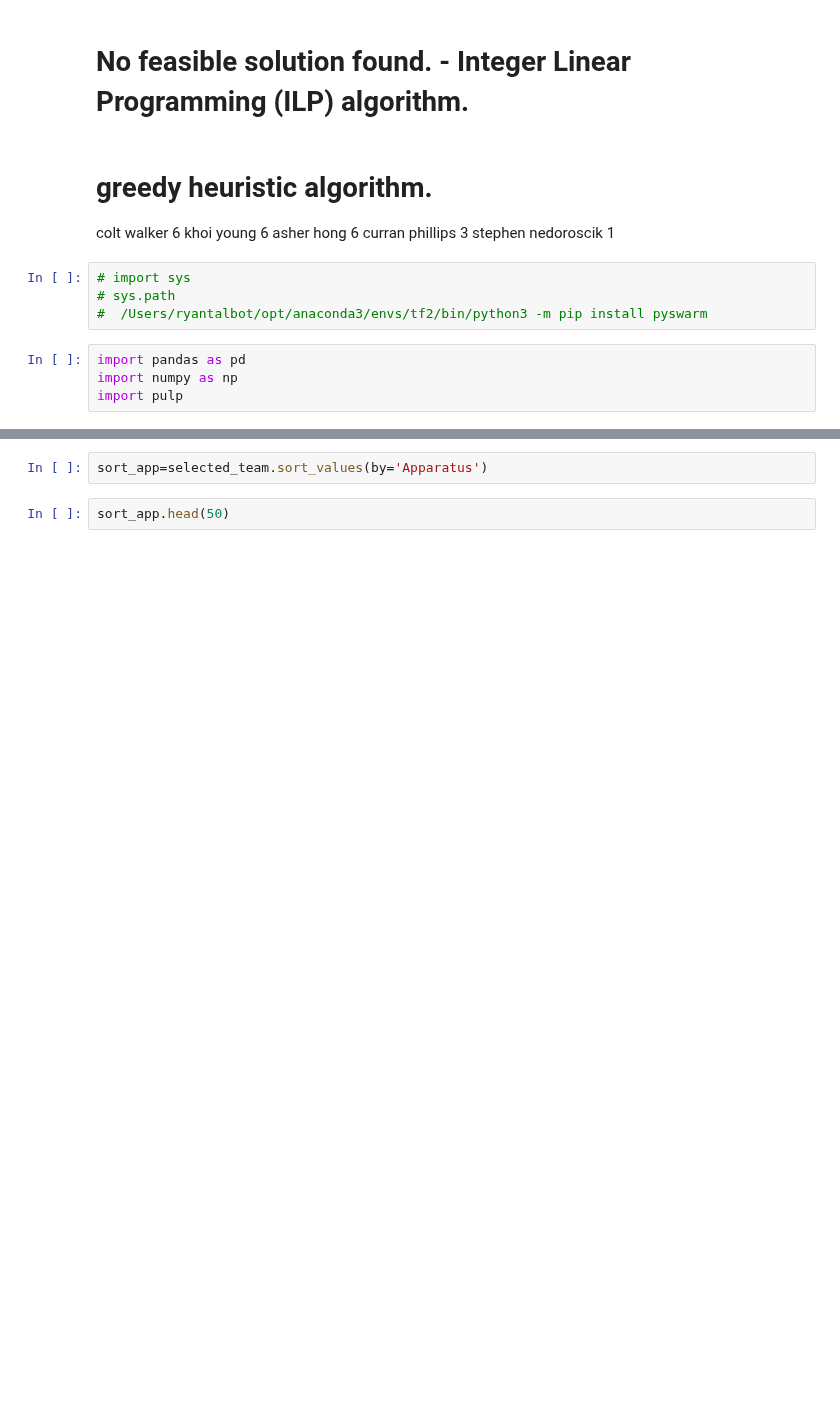
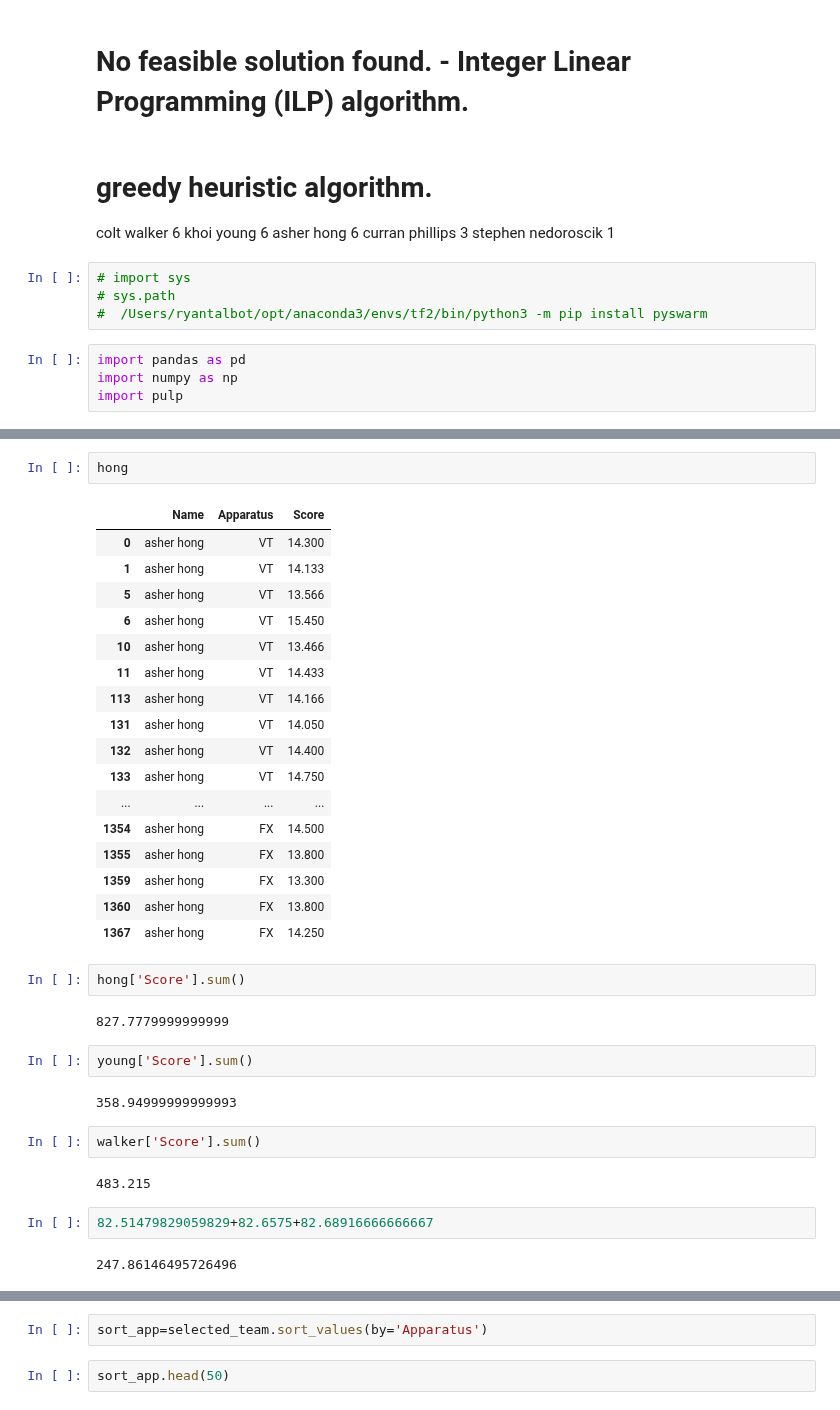
Before and after one commit to RyanJTalbot/MSDS, a Jupyter notebook: Core/Data Mining Foundations/Data Mining Project/Project/competition_gym2023/Team Selection/men/new_team.ipynb, the cells around one changed output, grey strips where cells are left out. Drawn from its saved outputs; the diff is of its cells as text; blank space fills up the shorter version.

```diff
--- a/Core/Data Mining Foundations/Data Mining Project/Project/competition_gym2023/Team Selection/men/new_team.ipynb
+++ b/Core/Data Mining Foundations/Data Mining Project/Project/competition_gym2023/Team Selection/men/new_team.ipynb
@@ -47,3 +97,39 @@ selected_team['Name'].nunique()
+# %%
+hong
+# %% [output]
+|  | Name | Apparatus | Score |
+| 0 | asher hong | VT | 14.300 |
+| 1 | asher hong | VT | 14.133 |
+| 5 | asher hong | VT | 13.566 |
+| 6 | asher hong | VT | 15.450 |
+| 10 | asher hong | VT | 13.466 |
+| 11 | asher hong | VT | 14.433 |
+| 113 | asher hong | VT | 14.166 |
+| 131 | asher hong | VT | 14.050 |
+| 132 | asher hong | VT | 14.400 |
+| 133 | asher hong | VT | 14.750 |
+| ... | ... | ... | ... |
+| 1354 | asher hong | FX | 14.500 |
+| 1355 | asher hong | FX | 13.800 |
+| 1359 | asher hong | FX | 13.300 |
+| 1360 | asher hong | FX | 13.800 |
+| 1367 | asher hong | FX | 14.250 |
+# %%
+hong['Score'].sum()
+# %% [output]
+827.7779999999999
+# %%
+young['Score'].sum()
+# %% [output]
+358.94999999999993
+# %%
+walker['Score'].sum()
+# %% [output]
+483.215
+# %%
+82.51479829059829+82.6575+82.68916666666667
+# %% [output]
+247.86146495726496
 # %%
 
 # Sort the data by 'Score' in descending order
```
Also changed, not shown: parts of 61 cells of this notebook, 13 other files.
